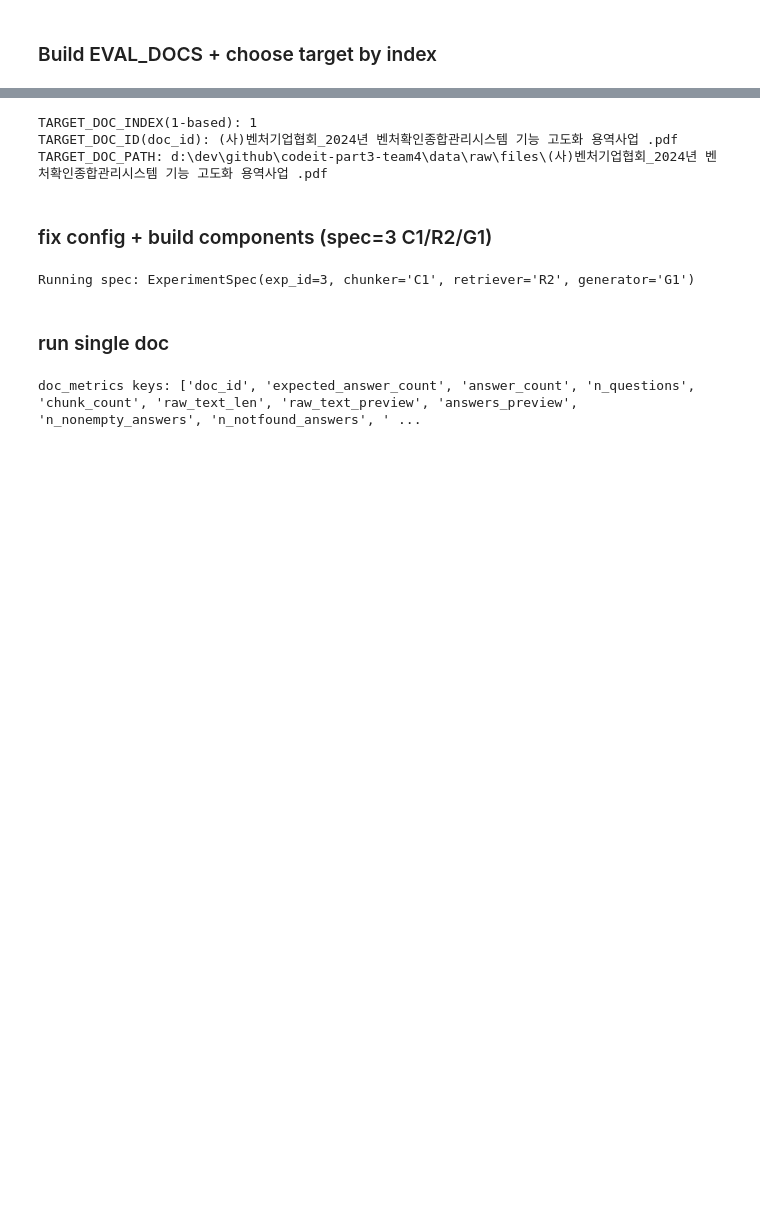
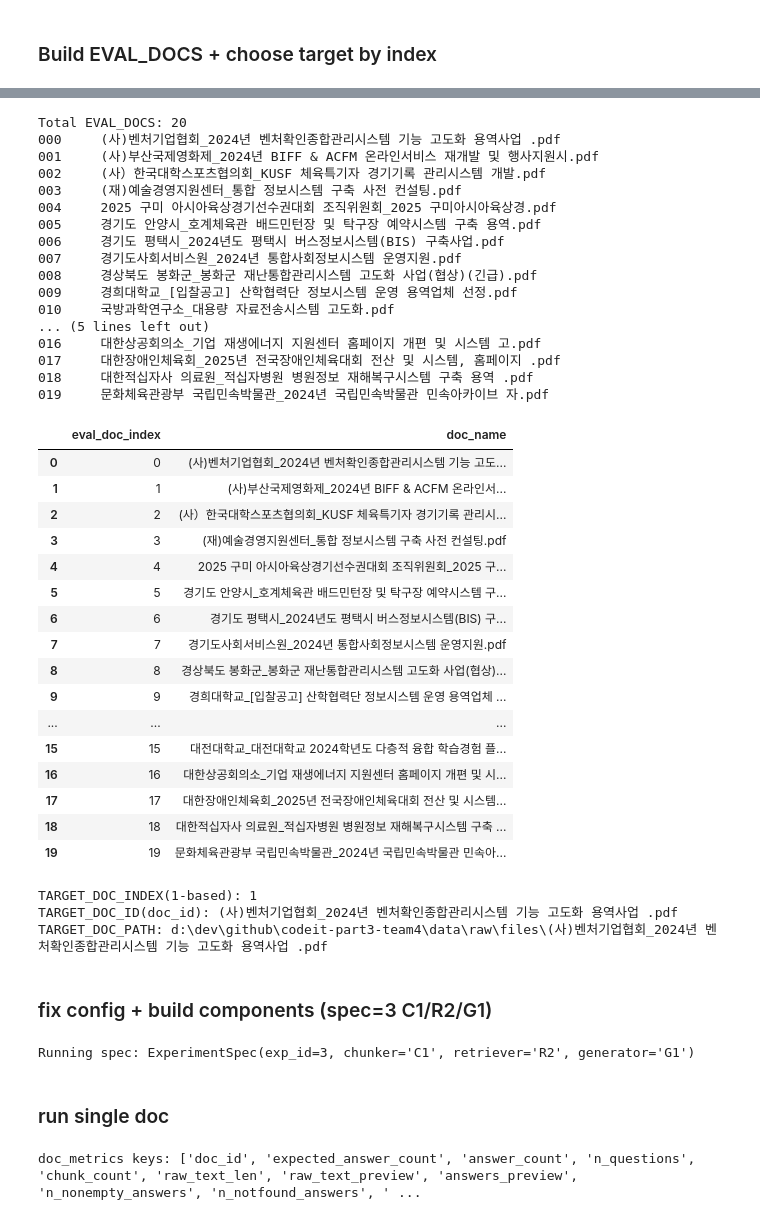
Before and after one commit to wonbywondev/codeit-part3-team4, a Jupyter notebook: notebooks/sentence_generation_evaluation.ipynb, the cells around one changed output, grey strips where cells are left out. Saved outputs shown, nothing was run; the diff lists cells and outputs as text; code cells hidden in the pictures; blank space fills up the shorter version.

```diff
--- a/notebooks/sentence_generation_evaluation.ipynb
+++ b/notebooks/sentence_generation_evaluation.ipynb
@@ -94,4 +94,49 @@ Eval docs: 30
 Eval doc_id examples: ['(사)벤처기업협회_2024년 벤처확인종합관리시스템 기능 고도화 용역사업 .pdf', '(사)부산국제영화제_2024년 BIFF & ACFM 온라인서비스 재개발 및 행사지원시.pdf', '(사）한국대학스포츠협의회_KUSF 체육특기자 경기기록 관리시스템 개발.pdf', '(재)예술경영지원센터_통합 정보시스템 구축 사전  ...
+# %%
+# EVAL_DOCS 전체 문서명 확인 (0-based 인덱스 포함)
+eval_doc_names = [p.name for p in EVAL_DOCS]
+
+print(f"Total EVAL_DOCS: {len(eval_doc_names)}")
+for i, name in enumerate(eval_doc_names):
+    print(f"{i:03d}\t{name}")
+
+# (선택) DataFrame으로도 보기
+pd.DataFrame({"eval_doc_index": range(len(eval_doc_names)), "doc_name": eval_doc_names})
+# %% [output]
+Total EVAL_DOCS: 20
+000     (사)벤처기업협회_2024년 벤처확인종합관리시스템 기능 고도화 용역사업 .pdf
+001     (사)부산국제영화제_2024년 BIFF & ACFM 온라인서비스 재개발 및 행사지원시.pdf
+002     (사）한국대학스포츠협의회_KUSF 체육특기자 경기기록 관리시스템 개발.pdf
+003     (재)예술경영지원센터_통합 정보시스템 구축 사전 컨설팅.pdf
+004     2025 구미 아시아육상경기선수권대회 조직위원회_2025 구미아시아육상경.pdf
+005     경기도 안양시_호계체육관 배드민턴장 및 탁구장 예약시스템 구축 용역.pdf
+006     경기도 평택시_2024년도 평택시 버스정보시스템(BIS) 구축사업.pdf
+007     경기도사회서비스원_2024년 통합사회정보시스템 운영지원.pdf
+008     경상북도 봉화군_봉화군 재난통합관리시스템 고도화 사업(협상)(긴급).pdf
+009     경희대학교_[입찰공고] 산학협력단 정보시스템 운영 용역업체 선정.pdf
+010     국방과학연구소_대용량 자료전송시스템 고도화.pdf
+... (5 lines left out)
+016     대한상공회의소_기업 재생에너지 지원센터 홈페이지 개편 및 시스템 고.pdf
+017     대한장애인체육회_2025년 전국장애인체육대회 전산 및 시스템, 홈페이지 .pdf
+018     대한적십자사 의료원_적십자병원 병원정보 재해복구시스템 구축 용역 .pdf
+019     문화체육관광부 국립민속박물관_2024년 국립민속박물관 민속아카이브 자.pdf
+|  | eval_doc_index | doc_name |
+| 0 | 0 | (사)벤처기업협회_2024년 벤처확인종합관리시스템 기능 고도... |
+| 1 | 1 | (사)부산국제영화제_2024년 BIFF & ACFM 온라인서... |
+| 2 | 2 | (사）한국대학스포츠협의회_KUSF 체육특기자 경기기록 관리시... |
+| 3 | 3 | (재)예술경영지원센터_통합 정보시스템 구축 사전 컨설팅.pdf |
+| 4 | 4 | 2025 구미 아시아육상경기선수권대회 조직위원회_2025 구... |
+| 5 | 5 | 경기도 안양시_호계체육관 배드민턴장 및 탁구장 예약시스템 구... |
+| 6 | 6 | 경기도 평택시_2024년도 평택시 버스정보시스템(BIS) 구... |
+| 7 | 7 | 경기도사회서비스원_2024년 통합사회정보시스템 운영지원.pdf |
+| 8 | 8 | 경상북도 봉화군_봉화군 재난통합관리시스템 고도화 사업(협상)... |
+| 9 | 9 | 경희대학교_[입찰공고] 산학협력단 정보시스템 운영 용역업체 ... |
+| ... | ... | ... |
+| 15 | 15 | 대전대학교_대전대학교 2024학년도 다층적 융합 학습경험 플... |
+| 16 | 16 | 대한상공회의소_기업 재생에너지 지원센터 홈페이지 개편 및 시... |
+| 17 | 17 | 대한장애인체육회_2025년 전국장애인체육대회 전산 및 시스템... |
+| 18 | 18 | 대한적십자사 의료원_적십자병원 병원정보 재해복구시스템 구축 ... |
+| 19 | 19 | 문화체육관광부 국립민속박물관_2024년 국립민속박물관 민속아... |
 # %%
 # ====== 사용자 수정 포인트: 인덱스만 바꿔서 반복 실행 ======
 TARGET_DOC_INDEX = 1  # 1부터 입력: 1=첫 문서, 2=두번째 ...
```
Also changed, not shown: parts of 6 cells of this notebook.
